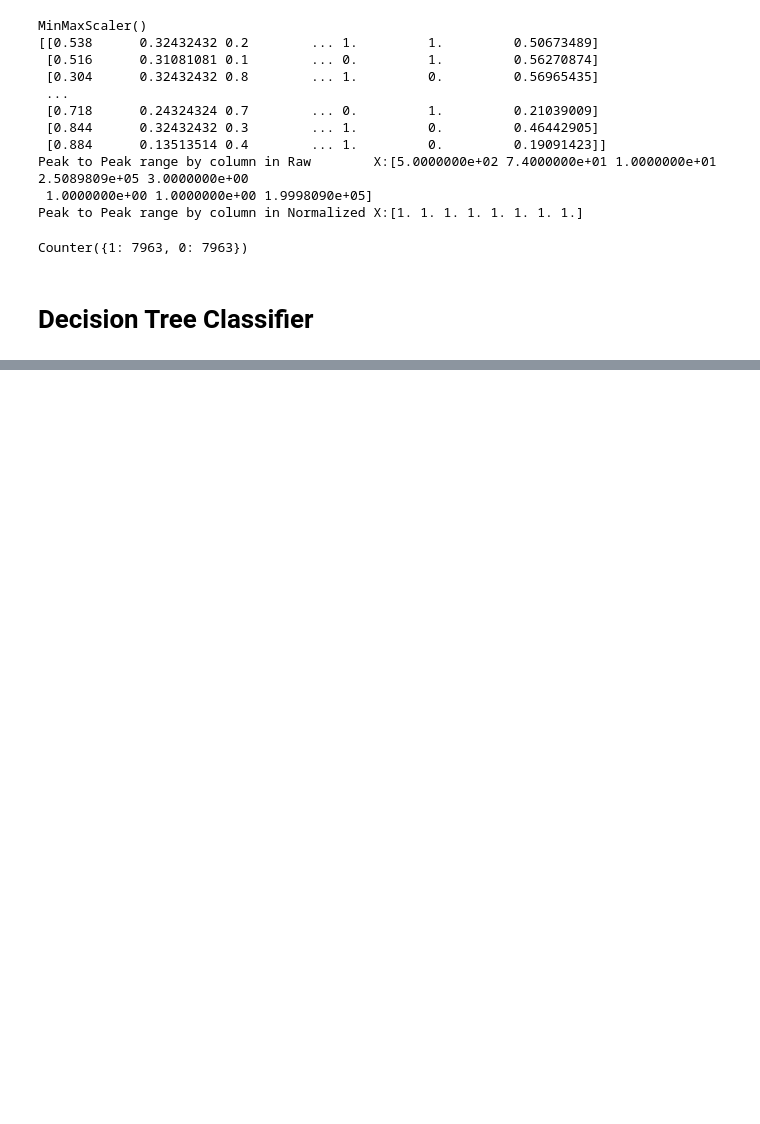
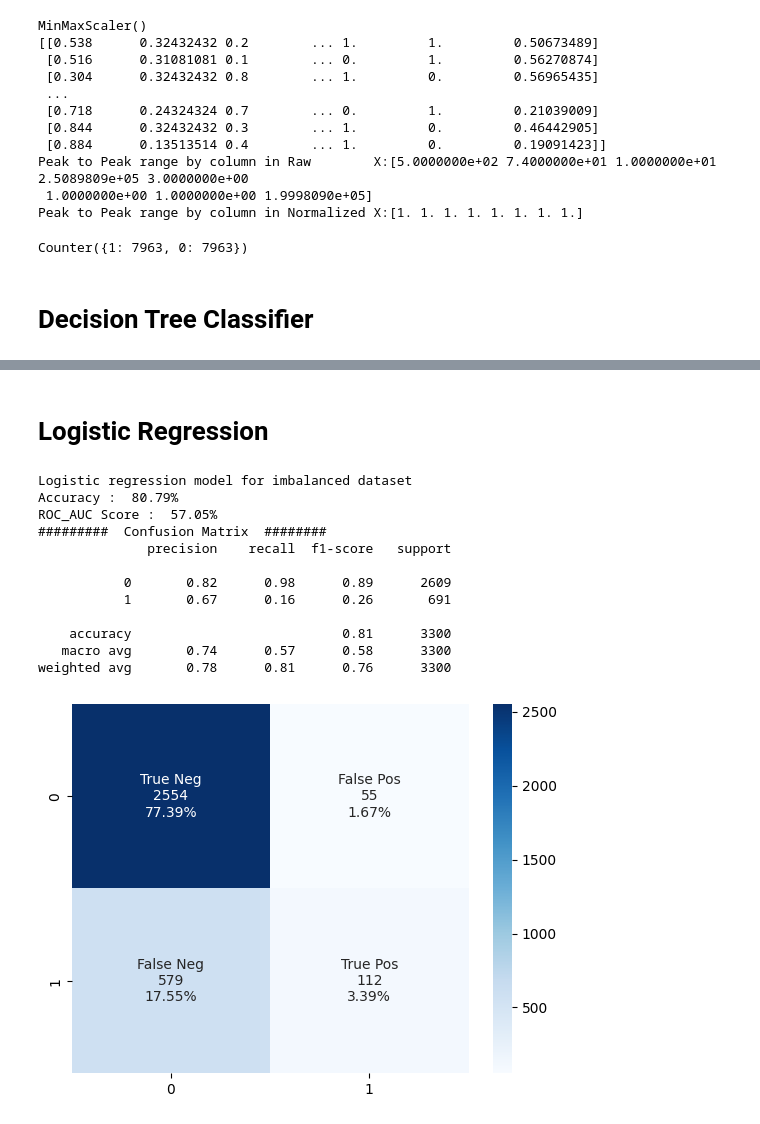
Before and after one commit to sabira11/ENCRYPTIX_Task, a Jupyter notebook: Bank customer Churn Prediction.ipynb, the cells around one changed output, grey strips where cells are left out. Cells and saved outputs as stored; diff of their text form; code cells hidden in the pictures; blank space fills up the shorter version.

Commit message:
Kaggle Notebook | Bank_customer_churn prediction | Version 1

```diff
--- a/Bank customer Churn Prediction.ipynb
+++ b/Bank customer Churn Prediction.ipynb
@@ -299,16 +299,28 @@ from sklearn.model_selection import train_test_split
 # split into train test sets
 x_train, x_test, y_train, y_test = train_test_split(X_norm, y, test_size=0.33, random_state=1)
 x_train_re, x_test_re, y_train_re, y_test_re = train_test_split(x_resam, y_resam, test_size=0.33, random_state=1)
+# %%
+def model(classifier,xtrain,ytrain):
+    classifier.fit(xtrain,ytrain)
+    return classifier
+# %%
+def model_evaluation(classifier,xtest,ytest):
+    y_pred=classifier.predict(xtest)
+    acc=accuracy_score(ytest,y_pred)
+    #cv = RepeatedStratifiedKFold(n_splits = 10,n_repeats = 3,random_state = 1)
+    print("Accuracy : ",'{0:.2%}'.format(acc))
+    #print("Cross Validation Score : ",'{0:.2%}'.format(cross_val_score(classifier,x_train,y_train,cv = cv,scoring = 'roc_auc').mean()))
+    print("ROC_AUC Score : ",'{0:.2%}'.format(roc_auc_score(ytest,y_pred)))
+    print("#########  Confusion Matrix  ########")
+    cm = confusion_matrix(ytest,y_pred)
+    names = ['True Neg','False Pos','False Neg','True Pos']
+    counts = [value for value in cm.flatten()]
+    percentages = ['{0:.2%}'.format(value) for value in cm.flatten()/np.sum(cm)]
+    labels = [f'{v1}\n{v2}\n{v3}' for v1, v2, v3 in zip(names,counts,percentages)]
+    labels = np.asarray(labels).reshape(2,2)
+    sns.heatmap(cm,annot = labels,cmap = 'Blues',fmt ='')
+
+    # Classification Report
+    print(classification_report(ytest,y_pred))
 # %% [markdown]
 # Decision Tree Classifier
-# %%
-from sklearn.tree import DecisionTreeClassifier
-classifier_dt = DecisionTreeClassifier(random_state = 1000,max_depth = 4,min_samples_leaf = 1)
-classifier_dt.fit(x_train,y_train)
-y_pred_dt = classifier_dt.predict(x_test)
-accuracy_dt=accuracy_score(y_test,y_pred_dt)
-cv = RepeatedStratifiedKFold(n_splits = 10,n_repeats = 3,random_state = 1)
-print("Accuracy of Decission Tree classifier: ",'{0:.2%}'.format(accuracy_dt))
-print("Cross Validation Score : ",'{0:.2%}'.format(cross_val_score(classifier_dt,x_train,y_train,cv = cv,scoring = 'roc_auc').mean()))
-print("ROC_AUC Score : ",'{0:.2%}'.format(roc_auc_score(y_test,y_pred_dt)))
-plt.show()
@@ -377,0 +364,22 @@ weighted avg       0.74      0.74      0.74      5256
+# %% [markdown]
+# Logistic Regression
+# %%
+from sklearn.linear_model import LogisticRegression
+classifier_lr = LogisticRegression(max_iter=1000)
+print("Logistic regression model for imbalanced dataset")
+classifier=model(classifier_lr,x_train,y_train)
+model_evaluation(classifier,x_test,y_test)
+# %% [output]
+Logistic regression model for imbalanced dataset
+Accuracy :  80.79%
+ROC_AUC Score :  57.05%
+#########  Confusion Matrix  ########
+              precision    recall  f1-score   support
+
+           0       0.82      0.98      0.89      2609
+           1       0.67      0.16      0.26       691
+
+    accuracy                           0.81      3300
+   macro avg       0.74      0.57      0.58      3300
+weighted avg       0.78      0.81      0.76      3300
+[figure, added]
```
Also changed, not shown: parts of 10 cells of this notebook.
